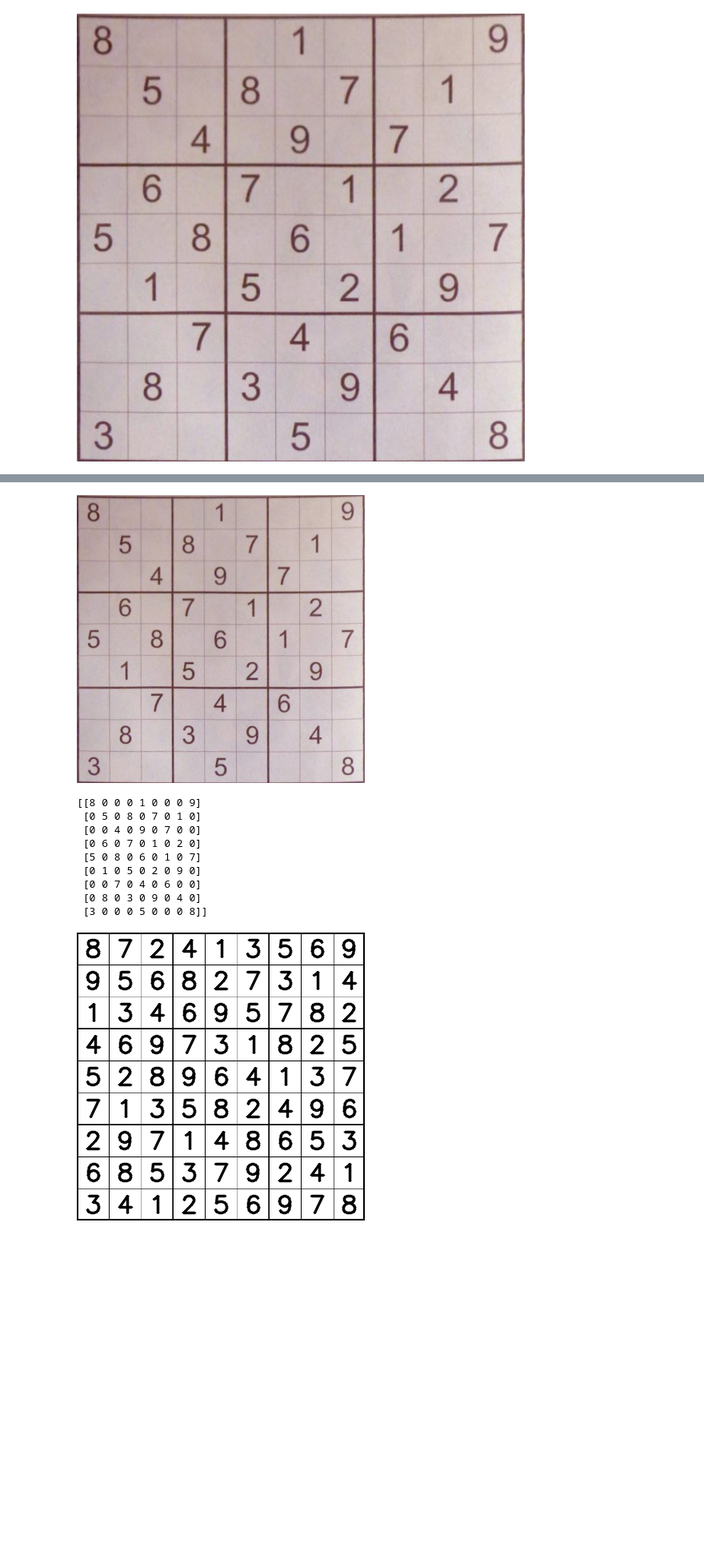
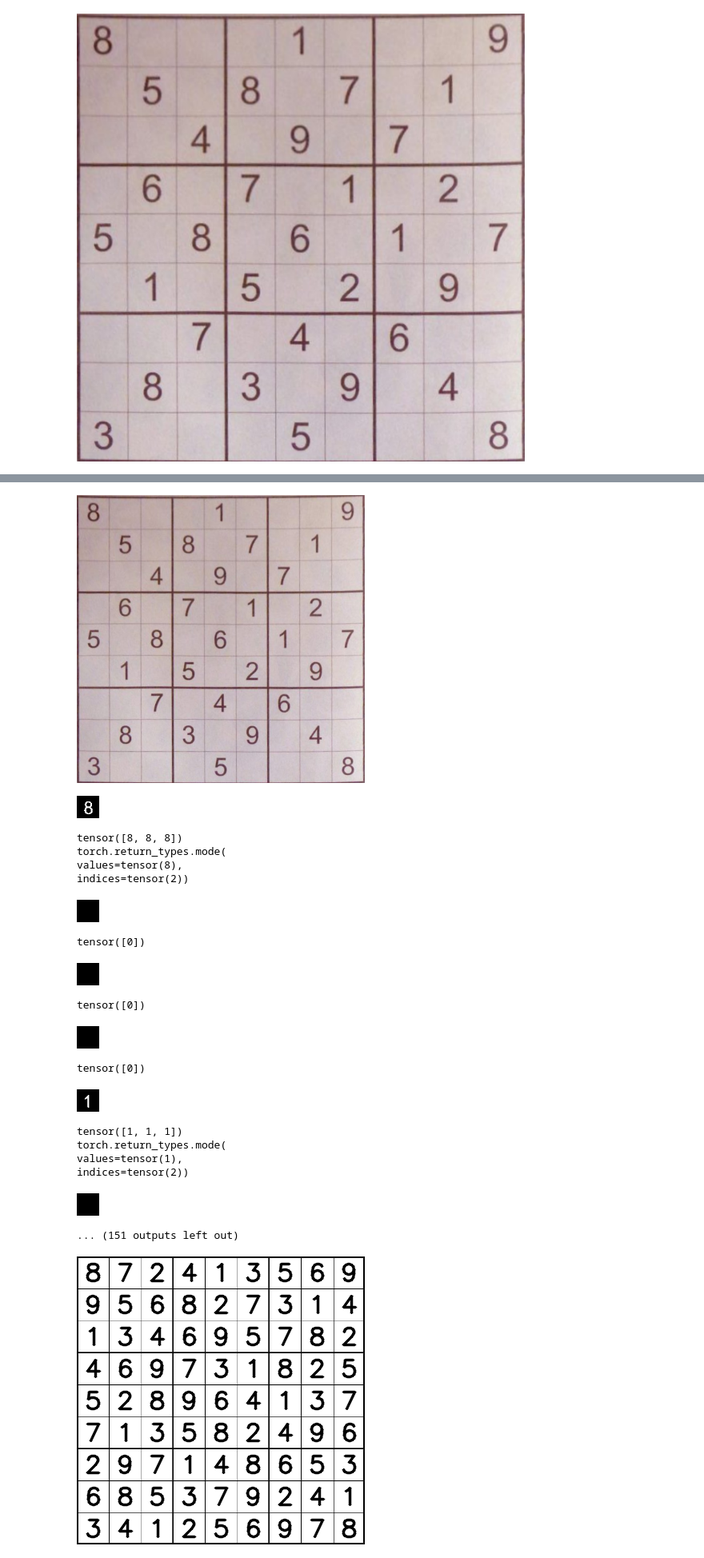
Before and after one commit to shreyas1209/Sudoku_Solver_App, a Jupyter notebook: Sudoku_Main.ipynb, the cells around one changed output, grey strips where cells are left out. Shown at 80% size. Cells and saved outputs as stored; diff of their text form; code cells hidden in the pictures; blank space fills up the shorter version.

Commit message:
Final Sudoku Main

```diff
--- a/Sudoku_Main.ipynb
+++ b/Sudoku_Main.ipynb
@@ -141,16 +141,25 @@ img = image_preproccesor(image)
 # %%
-sudoku_read = sudoku_reader(img[0],model1,model2,model3,show = False)
+sudoku_read = sudoku_reader(img[0],model1,model2,model3,show = True)
 # %% [output]
 [figure]
+[figure, added]
-[[8 0 0 0 1 0 0 0 9]
- [0 5 0 8 0 7 0 1 0]
- [0 0 4 0 9 0 7 0 0]
- [0 6 0 7 0 1 0 2 0]
- [5 0 8 0 6 0 1 0 7]
- [0 1 0 5 0 2 0 9 0]
- [0 0 7 0 4 0 6 0 0]
- [0 8 0 3 0 9 0 4 0]
- [3 0 0 0 5 0 0 0 8]]
+tensor([8, 8, 8])
+torch.return_types.mode(
+values=tensor(8),
+indices=tensor(2))
+[figure, added]
+tensor([0])
+[figure, added]
+tensor([0])
+[figure, added]
+tensor([0])
+[figure, added]
+tensor([1, 1, 1])
+torch.return_types.mode(
+values=tensor(1),
+indices=tensor(2))
+[figure, added]
+... (151 outputs left out)
 # %%
 print_solved_sudoku((solved_sudoku(sudoku_read)),sudoku_template,img_size = 360, boxes = 9)
 # %% [output]
```
Also changed, not shown: parts of 3 cells of this notebook.
